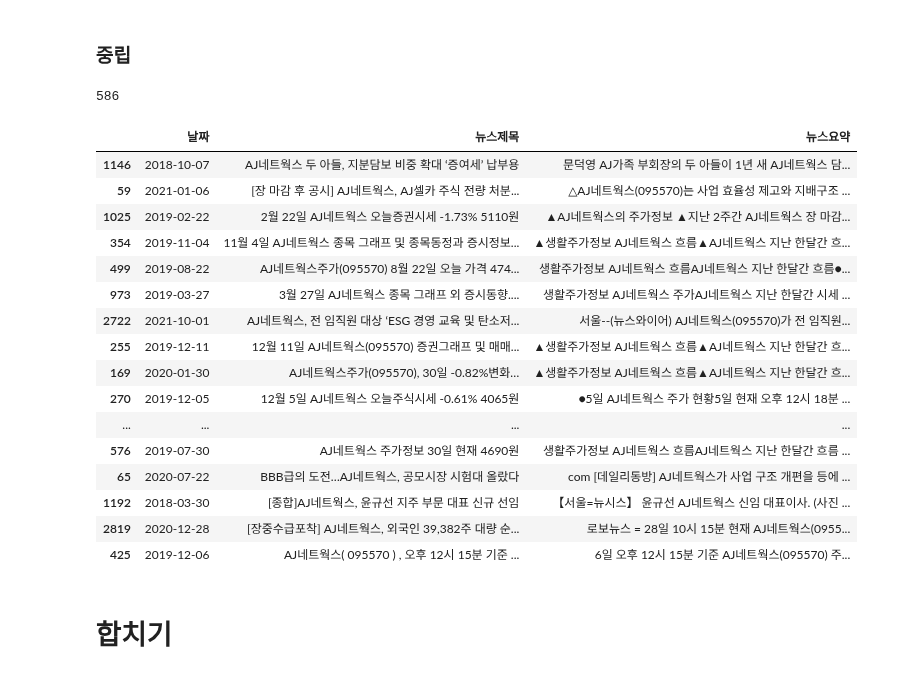
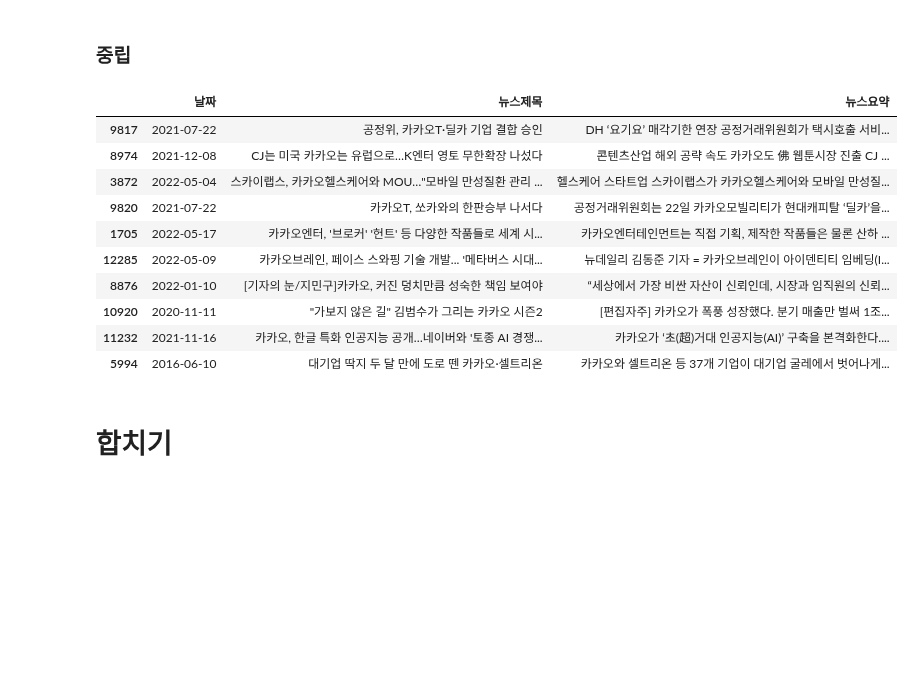
Before and after one commit to 21ckwj/fintech, a Jupyter notebook: 프로젝트6/BERT_finance감성점수모델.ipynb, the cells around one changed output. Saved outputs shown, nothing was run; the diff lists cells and outputs as text; code cells hidden in the pictures; blank space fills up the shorter version.

```diff
--- a/프로젝트6/BERT_finance감성점수모델.ipynb
+++ b/프로젝트6/BERT_finance감성점수모델.ipynb
@@ -17,6 +17,8 @@ from sklearn.model_selection import train_test_split
 from sklearn.metrics import accuracy_score, f1_score, precision_score, recall_score, \
                             roc_auc_score, confusion_matrix, classification_report, \
                             matthews_corrcoef, cohen_kappa_score, log_loss
+# %%
+pd.set_option('display.max_colwidth',70)
 # %%
 # urllib.request.urlretrieve("https://raw.githubusercontent.com/ukairia777/finance_sentiment_corpus/main/finance_data.csv", filename="./data/finance_data.csv")
 # %%
@@ -64,4 +66,6 @@ data.sample(30)
 # %%
+data = pd.read_csv('./data/finance_data.csv')
+print('총 샘플의 수 :',len(data))
 data = data.drop(columns=['sentence'])
 data.head()
 # %% [output]
@@ -355,36 +360,36 @@ Some weights of the PyTorch model were not used when initializing the TF 2.0 mod
 Some weights or buffers of the TF 2.0 model TFBertForSequenceClassification were not initialized from the PyTorch model and are newly initialized: ['classifier.weight', 'classifier.bias']
 You should probably TRAIN this model on a down-stream task to be able to use it for predictions and inference.
 # %%
-MAX_SEQ_LEN = 64
+MAX_SEQ_LEN = 128
 def text_data(X_data):
     # BERT 입력으로 들어가는 token, mask, segment, target 저장용 리스트
-    tokens, masks, segments, targets = [], [], [], []
+    input_ids, attention_masks, token_type_ids, targets = [], [], [], []
 
     for X in tqdm(X_data):
-        # token: 입력 문장 토큰화
-        token = tokenizer.encode(X, truncation = True, padding = 'max_length', max_length = MAX_SEQ_LEN)
+        # input_id: 워드 임베딩을 위한 문장의 정수 인코딩
+        input_id = tokenizer.encode(X, truncation = True, padding = 'max_length', max_length = MAX_SEQ_LEN)
 
-        # Mask: 토큰화한 문장 내 패딩이 아닌 경우 1, 패딩인 경우 0으로 초기화
+        # attention_mask: 실제 단어가 위치하면 1, 패딩의 위치에는 0인 시퀀스
         num_zeros = token.count(0)
-        mask = [1] * (MAX_SEQ_LEN - num_zeros) + [0] * num_zeros
+        attention_masks = [1] * (MAX_SEQ_LEN - num_zeros) + [0] * num_zeros
 
-        # segment: 문장 전후관계 구분: 오직 한 문장이므로 모두 0으로 초기화
-        segment = [0]*MAX_SEQ_LEN
+        # token_type_id: segment인코딩(오직 한 문장이므로 모두 0으로 초기화)
+        token_type_id = [0]*MAX_SEQ_LEN
 
-        tokens.append(token)
+        input_ids.append(token)
         masks.append(mask)
-        segments.append(segment)
+        segments.append(token_type_id)
 
 
     # numpy array로 저장
-    tokens = np.array(tokens)
-    masks = np.array(masks)
+    input_ids = np.array(input_id)
+    attention_masks = np.array(attention_mask)
     segments = np.array(segments)
 
 
-    return [tokens, masks, segments]
+    return [input_ids, attention_masks, token_type_ids]
 # %%
-df_n = pd.read_csv('./data/개별기업뉴스_전처리/AJ네트웍스.csv',index_col=0)
+df_n = pd.read_csv('./data/개별기업뉴스_전처리/카카오.csv',index_col=0)
 df_n.head()
 # %% [output]
 |  | 날짜 | 뉴스제목 | 뉴스요약 |
@@ -518,26 +495,19 @@ df_n.iloc[neg_idx]
 # %% [markdown]
 ### 중립
 # %%
-df_n.iloc[neu_idx].sample(30)
+df_n.iloc[neu_idx].sample(10)
 # %% [output]
-586
 |  | 날짜 | 뉴스제목 | 뉴스요약 |
-| 1146 | 2018-10-07 | AJ네트웍스 두 아들, 지분담보 비중 확대 ‘증여세’ 납부용 | 문덕영 AJ가족 부회장의 두 아들이 1년 새 AJ네트웍스 담... |
-| 59 | 2021-01-06 | [장 마감 후 공시] AJ네트웍스, AJ셀카 주식 전량 처분... | △AJ네트웍스(095570)는 사업 효율성 제고와 지배구조 ... |
-| 1025 | 2019-02-22 | 2월 22일 AJ네트웍스 오늘증권시세 -1.73% 5110원 | ▲AJ네트웍스의 주가정보 ▲지난 2주간 AJ네트웍스 장 마감... |
-| 354 | 2019-11-04 | 11월 4일 AJ네트웍스 종목 그래프 및 종목동정과 증시정보... | ▲생활주가정보 AJ네트웍스 흐름▲AJ네트웍스 지난 한달간 흐... |
-| 499 | 2019-08-22 | AJ네트웍스주가(095570) 8월 22일 오늘 가격 474... | 생활주가정보 AJ네트웍스 흐름AJ네트웍스 지난 한달간 흐름●... |
-| 973 | 2019-03-27 | 3월 27일 AJ네트웍스 종목 그래프 외 증시동향.... | 생활주가정보 AJ네트웍스 주가AJ네트웍스 지난 한달간 시세 ... |
-| 2722 | 2021-10-01 | AJ네트웍스, 전 임직원 대상 ‘ESG 경영 교육 및 탄소저... | 서울--(뉴스와이어) AJ네트웍스(095570)가 전 임직원... |
-| 255 | 2019-12-11 | 12월 11일 AJ네트웍스(095570) 증권그래프 및 매매... | ▲생활주가정보 AJ네트웍스 흐름▲AJ네트웍스 지난 한달간 흐... |
-| 169 | 2020-01-30 | AJ네트웍스주가(095570), 30일 -0.82%변화… | ▲생활주가정보 AJ네트웍스 흐름▲AJ네트웍스 지난 한달간 흐... |
-| 270 | 2019-12-05 | 12월 5일 AJ네트웍스 오늘주식시세 -0.61% 4065원 | ●5일 AJ네트웍스 주가 현황5일 현재 오후 12시 18분 ... |
-| ... | ... | ... | ... |
-| 576 | 2019-07-30 | AJ네트웍스 주가정보 30일 현재 4690원 | 생활주가정보 AJ네트웍스 흐름AJ네트웍스 지난 한달간 흐름 ... |
-| 65 | 2020-07-22 | BBB급의 도전…AJ네트웍스, 공모시장 시험대 올랐다 | com [데일리동방] AJ네트웍스가 사업 구조 개편을 등에 ... |
-| 1192 | 2018-03-30 | [종합]AJ네트웍스, 윤규선 지주 부문 대표 신규 선임 | 【서울=뉴시스】 윤규선 AJ네트웍스 신임 대표이사. (사진 ... |
-| 2819 | 2020-12-28 | [장중수급포착] AJ네트웍스, 외국인 39,382주 대량 순... | 로보뉴스 = 28일 10시 15분 현재 AJ네트웍스(0955... |
-| 425 | 2019-12-06 | AJ네트웍스( 095570 ) , 오후 12시 15분 기준 ... | 6일 오후 12시 15분 기준 AJ네트웍스(095570) 주... |
+| 9817 | 2021-07-22 | 공정위, 카카오T·딜카 기업 결합 승인 | DH ‘요기요’ 매각기한 연장 공정거래위원회가 택시호출 서비... |
+| 8974 | 2021-12-08 | CJ는 미국 카카오는 유럽으로…K엔터 영토 무한확장 나섰다 | 콘텐츠산업 해외 공략 속도 카카오도 佛 웹툰시장 진출 CJ ... |
+| 3872 | 2022-05-04 | 스카이랩스, 카카오헬스케어와 MOU…"모바일 만성질환 관리 ... | 헬스케어 스타트업 스카이랩스가 카카오헬스케어와 모바일 만성질... |
+| 9820 | 2021-07-22 | 카카오T, 쏘카와의 한판승부 나서다 | 공정거래위원회는 22일 카카오모빌리티가 현대캐피탈 ‘딜카’을... |
+| 1705 | 2022-05-17 | 카카오엔터, '브로커' '헌트' 등 다양한 작품들로 세계 시... | 카카오엔터테인먼트는 직접 기획, 제작한 작품들은 물론 산하 ... |
+| 12285 | 2022-05-09 | 카카오브레인, 페이스 스와핑 기술 개발... '메타버스 시대... | 뉴데일리 김동준 기자 = 카카오브레인이 아이덴티티 임베딩(I... |
+| 8876 | 2022-01-10 | [기자의 눈/지민구]카카오, 커진 덩치만큼 성숙한 책임 보여야 | “세상에서 가장 비싼 자산이 신뢰인데, 시장과 임직원의 신뢰... |
+| 10920 | 2020-11-11 | "가보지 않은 길" 김범수가 그리는 카카오 시즌2 | [편집자주] 카카오가 폭풍 성장했다. 분기 매출만 벌써 1조... |
+| 11232 | 2021-11-16 | 카카오, 한글 특화 인공지능 공개…네이버와 '토종 AI 경쟁... | 카카오가 ‘초(超)거대 인공지능(AI)’ 구축을 본격화한다.... |
+| 5994 | 2016-06-10 | 대기업 딱지 두 달 만에 도로 뗀 카카오·셀트리온 | 카카오와 셀트리온 등 37개 기업이 대기업 굴레에서 벗어나게... |
 # %% [markdown]
 # 합치기
 # %%
```
Also changed, not shown: parts of 27 cells of this notebook, 29 other files.
